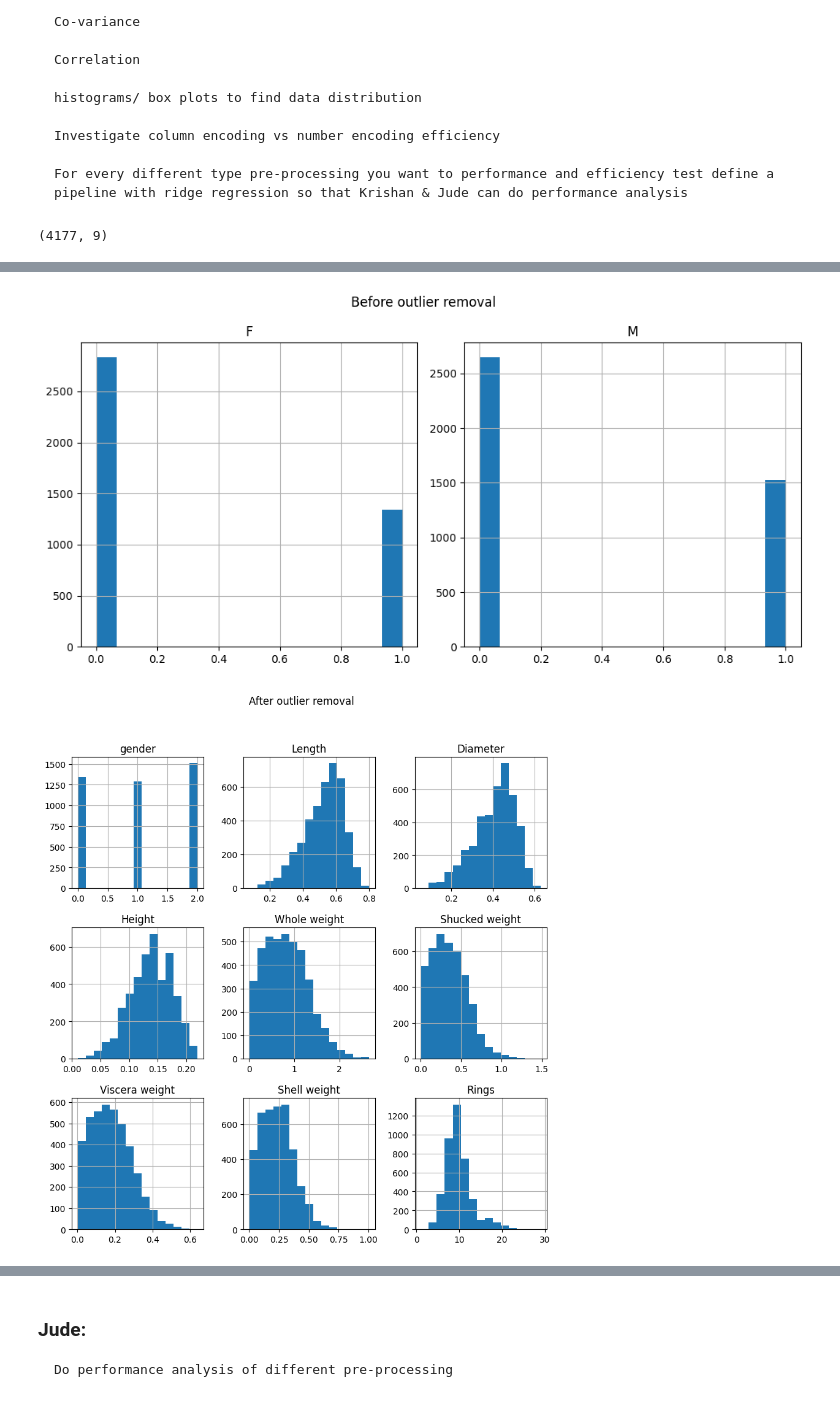
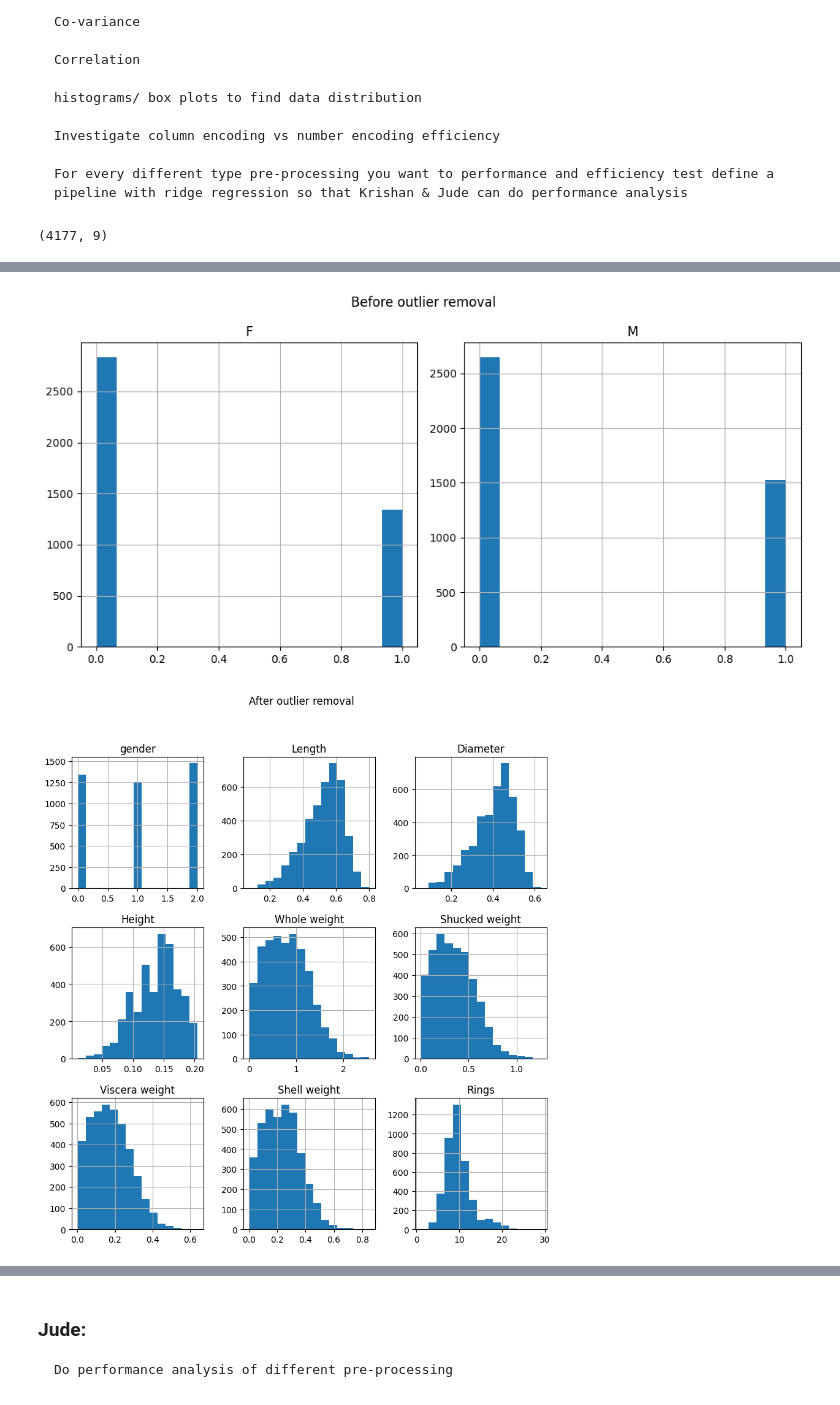
Before and after one commit to el5ie/predict-cw2-C, a Jupyter notebook: main.ipynb, the cells around one changed output, grey strips where cells are left out. Cells and saved outputs as stored; diff of their text form; code cells hidden in the pictures.

```diff
--- a/main.ipynb
+++ b/main.ipynb
@@ -4459,15 +4459,15 @@ plt.show()
 """
 
     # Remove outliers
-threshold_h = df_num['Height'].quantile(0.99)  # 99th percentile? (looked best)
+threshold_h = df_num['Height'].quantile(0.97)  # 99th percentile? (looked best)
 df_num = df_num[df_num['Height'] <= threshold_h]
 df_num = df_num[df_num['Height'] > 0]
         #running this multpile times affects data^
-threshold_h = df_col['Height'].quantile(0.99)  # 99th percentile? (looked best)
+threshold_h = df_col['Height'].quantile(0.97)  # 99th percentile? (looked best)
 df_col = df_col[df_col['Height'] <= threshold_h]
 df_col = df_col[df_col['Height'] > 0]
 
-threshold_h = df_2col['Height'].quantile(0.99)  # 99th percentile? (looked best)
+threshold_h = df_2col['Height'].quantile(0.97)  # 99th percentile? (looked best)
 df_2col = df_2col[df_2col['Height'] <= threshold_h]
 df_2col = df_2col[df_2col['Height'] > 0]
 
@@ -4486,10 +4486,10 @@ plt.suptitle("After outlier removal")
 plt.show()
     # only need the gender for these next ones?
 df_col[['F','I','M']].hist(bins=15, figsize=(5, 5))
-plt.suptitle("Before outlier removal")
+plt.suptitle("After outlier removal")
 plt.show()
 df_2col[['F','M']].hist(bins=15, figsize=(10, 5))
-plt.suptitle("Before outlier removal")
+plt.suptitle("After outlier removal")
 plt.show()
 
     # Split Data
@@ -4554,31 +4554,31 @@ pipe_ridge_pre_pro = Pipeline([
 | unique | 3 | NaN | NaN | NaN | NaN | NaN | NaN | NaN | ... |
 | top | M | NaN | NaN | NaN | NaN | NaN | NaN | NaN | ... |
 | freq | 1528 | NaN | NaN | NaN | NaN | NaN | NaN | NaN | ... |
 | mean | NaN | 0.523992 | 0.407881 | 0.139516 | 0.828742 | 0.359367 | 0.180594 | 0.238831 | ... |
 | std | NaN | 0.120093 | 0.099240 | 0.041827 | 0.490389 | 0.221963 | 0.109614 | 0.139203 | ... |
 | min | NaN | 0.075000 | 0.055000 | 0.000000 | 0.002000 | 0.001000 | 0.000500 | 0.001500 | ... |
 | 25% | NaN | 0.450000 | 0.350000 | 0.115000 | 0.441500 | 0.186000 | 0.093500 | 0.130000 | ... |
 | 50% | NaN | 0.545000 | 0.425000 | 0.140000 | 0.799500 | 0.336000 | 0.171000 | 0.234000 | ... |
 | 75% | NaN | 0.615000 | 0.480000 | 0.165000 | 1.153000 | 0.502000 | 0.253000 | 0.329000 | ... |
 | max | NaN | 0.815000 | 0.650000 | 1.130000 | 2.825500 | 1.488000 | 0.760000 | 1.005000 | ... |
 Missing values per column:
 gender            0
 Length            0
 Diameter          0
 Height            0
 Whole weight      0
 Shucked weight    0
 Viscera weight    0
 Shell weight      0
 Rings             0
 dtype: int64
 Number of duplicates: 0
 ... (26 lines left out)
 Shucked weight    0.719098
 Viscera weight    0.591852
 Shell weight      0.620927
 dtype: float64
 [figure]
 [figure]
 [figure]
-[figure, old version]
+[figure, new version]
```
Also changed, not shown: parts of 15 cells of this notebook.
